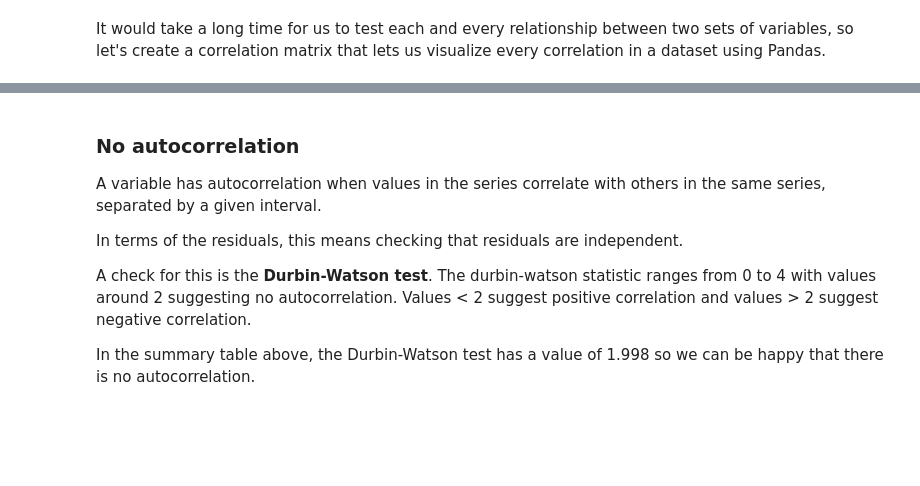
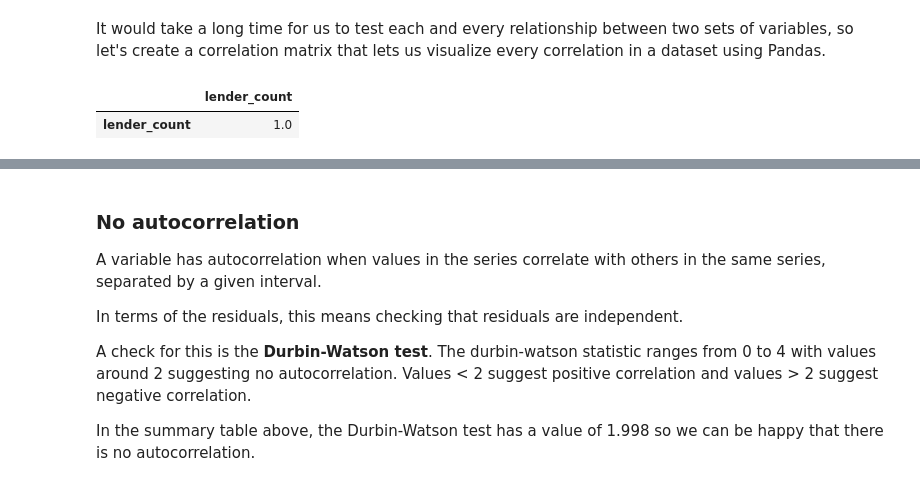
Before and after one commit to DeltaAnalytics/machine_learning_for_good, a Jupyter notebook: module_3_linear_regression/3_1_linear_regression-build_univariate_model-check_assumptions.ipynb, the cells around one changed output, grey strips where cells are left out. Cells and saved outputs as stored; diff of their text form; code cells hidden in the pictures; blank space fills up the shorter version.

```diff
--- a/module_3_linear_regression/3_1_linear_regression-build_univariate_model-check_assumptions.ipynb
+++ b/module_3_linear_regression/3_1_linear_regression-build_univariate_model-check_assumptions.ipynb
@@ -213,8 +278,11 @@ Read more about Numpy's Corrcoef [here](https://docs.scipy.org/doc/numpy-1.10.1/
 # %% [markdown]
 It would take a long time for us to test each and every relationship between two sets of variables, so let's create a correlation matrix that lets us visualize every correlation in a dataset using Pandas.
 # %%
-df_corr_tbl = df[['loan_amount','partner_loans_posted', 'posted_month', 'partner_delinquency_rate']]
+df_corr_tbl = df[x_columns]
 df_corr_tbl.corr()
+# %% [output]
+|  | lender_count |
+| lender_count | 1.0 |
 # %%
 for col in df.columns:
     print(col)
```
Also changed, not shown: parts of 25 cells of this notebook, 1 other file.
